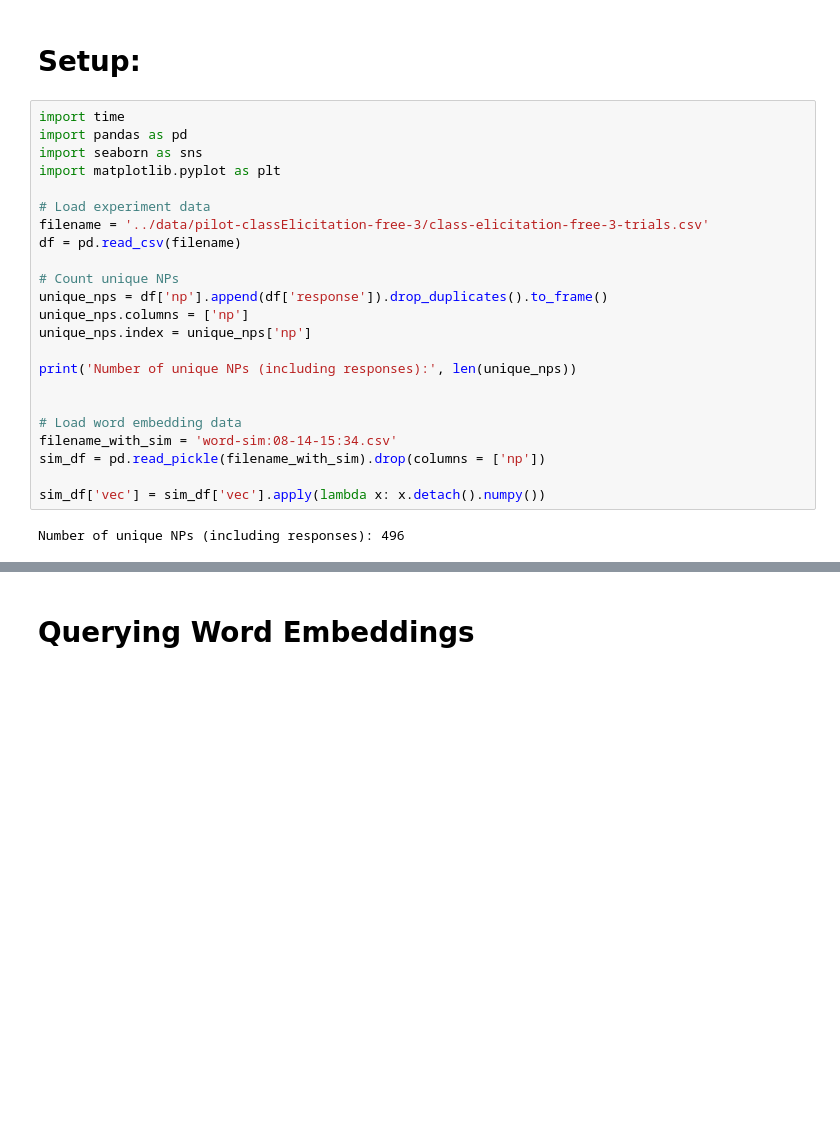
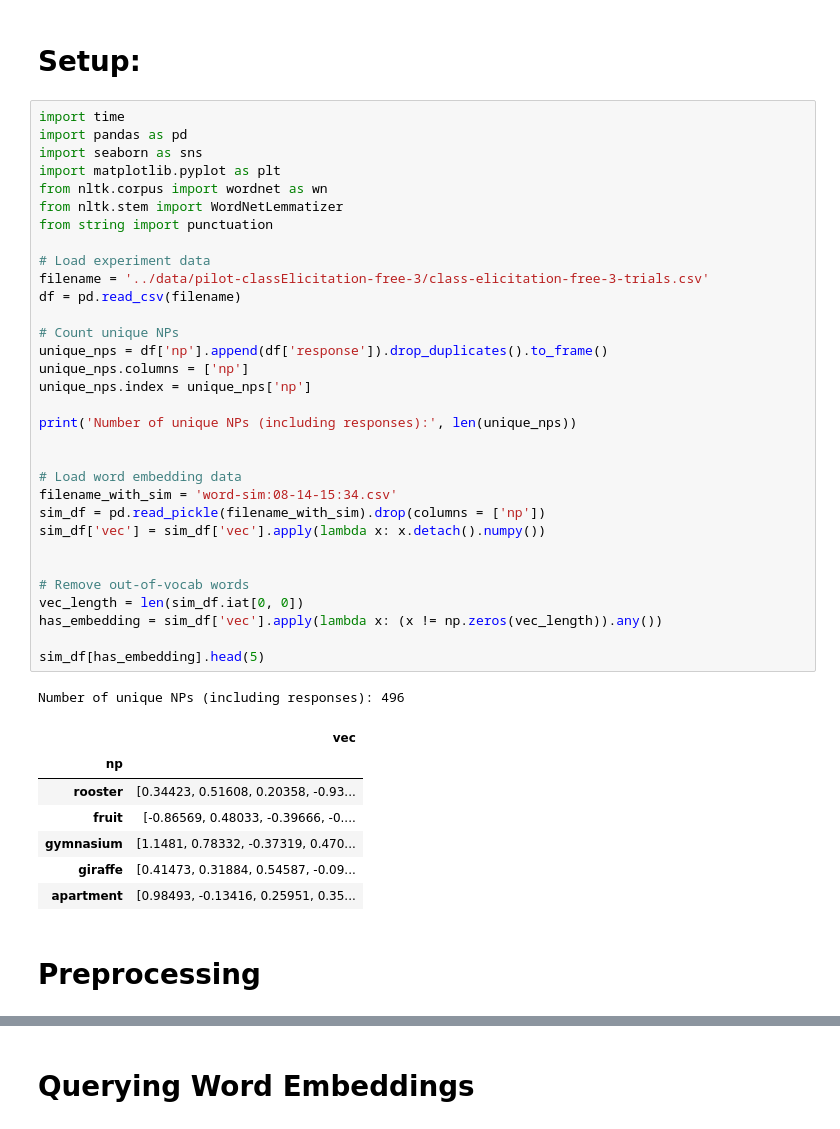
Before and after one commit to mhtess/comparison-class, a Jupyter notebook: analysis/Embedding Analysis.ipynb, the cells around one changed output, grey strips where cells are left out. Cells and saved outputs as stored; diff of their text form; blank space fills up the shorter version.

```diff
--- a/analysis/Embedding Analysis.ipynb
+++ b/analysis/Embedding Analysis.ipynb
@@ -3,25 +3,43 @@
 # %%
 import time
 import pandas as pd
 import seaborn as sns
 import matplotlib.pyplot as plt
+from nltk.corpus import wordnet as wn
+from nltk.stem import WordNetLemmatizer
+from string import punctuation
 
 # Load experiment data
 filename = '../data/pilot-classElicitation-free-3/class-elicitation-free-3-trials.csv'
 df = pd.read_csv(filename)
 
 # Count unique NPs
 unique_nps = df['np'].append(df['response']).drop_duplicates().to_frame()
 unique_nps.columns = ['np']
 unique_nps.index = unique_nps['np']
 
 print('Number of unique NPs (including responses):', len(unique_nps))
 
 
 # Load word embedding data
 filename_with_sim = 'word-sim:08-14-15:34.csv'
 sim_df = pd.read_pickle(filename_with_sim).drop(columns = ['np'])
+sim_df['vec'] = sim_df['vec'].apply(lambda x: x.detach().numpy())
 
-sim_df['vec'] = sim_df['vec'].apply(lambda x: x.detach().numpy())
+
+# Remove out-of-vocab words
+vec_length = len(sim_df.iat[0, 0])
+has_embedding = sim_df['vec'].apply(lambda x: (x != np.zeros(vec_length)).any())
+
+sim_df[has_embedding].head(5)
 # %% [output]
 Number of unique NPs (including responses): 496
+|  | vec |
+| np |  |
+| rooster | [0.34423, 0.51608, 0.20358, -0.93... |
+| fruit | [-0.86569, 0.48033, -0.39666, -0.... |
+| gymnasium | [1.1481, 0.78332, -0.37319, 0.470... |
+| giraffe | [0.41473, 0.31884, 0.54587, -0.09... |
+| apartment | [0.98493, -0.13416, 0.25951, 0.35... |
+# %% [markdown]
+# Preprocessing
```
Also changed, not shown: parts of 7 cells of this notebook.
